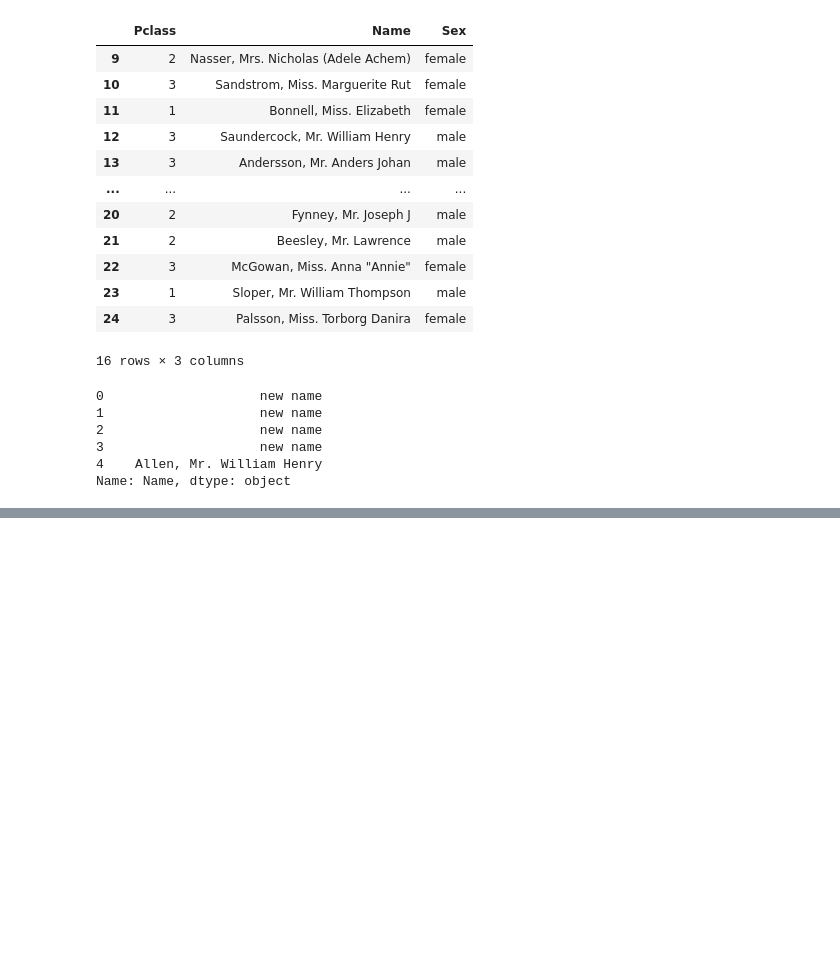
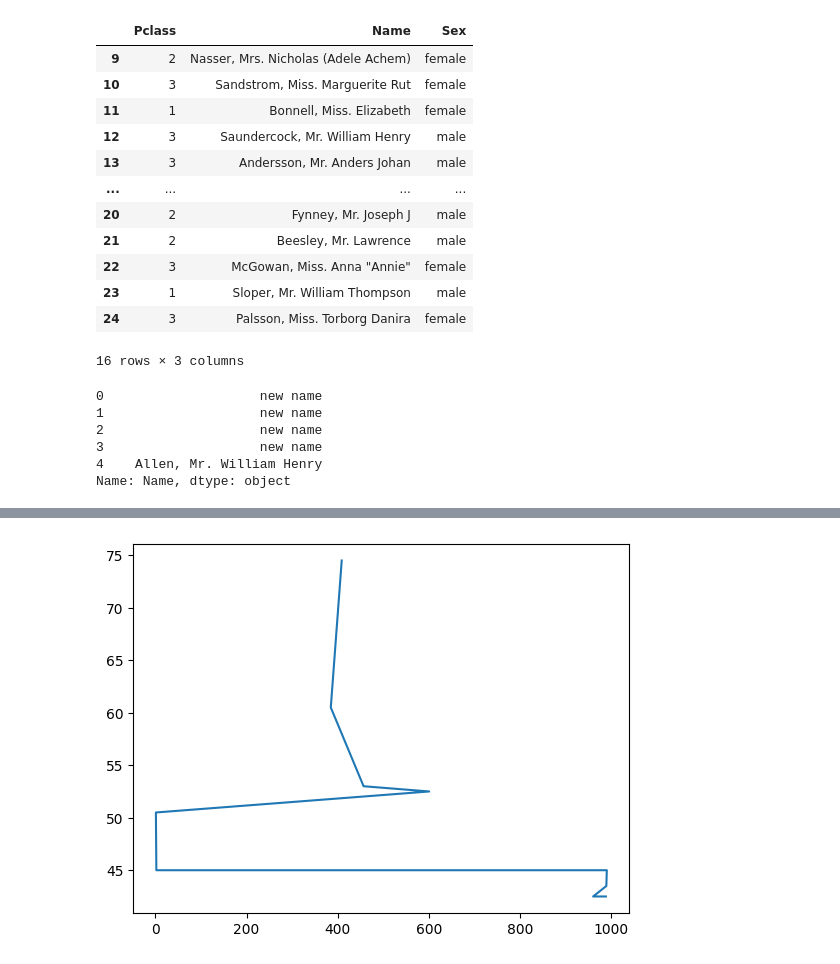
Before and after one commit to Dipendra1999/Pandas, a Jupyter notebook: quickstartPandas.ipynb, the cells around one changed output, grey strips where cells are left out. Saved outputs shown, nothing was run; the diff lists cells and outputs as text; code cells hidden in the pictures; blank space fills up the shorter version.

```diff
--- a/quickstartPandas.ipynb
+++ b/quickstartPandas.ipynb
@@ -193,0 +273,5 @@ Name: Name, dtype: object
+# %%
+air_quality["station_antwerp"].nlargest(10).plot()
+plt.show()
+# %% [output]
+[figure, added]
```
Also changed, not shown: parts of 23 cells of this notebook, 1 other file.
